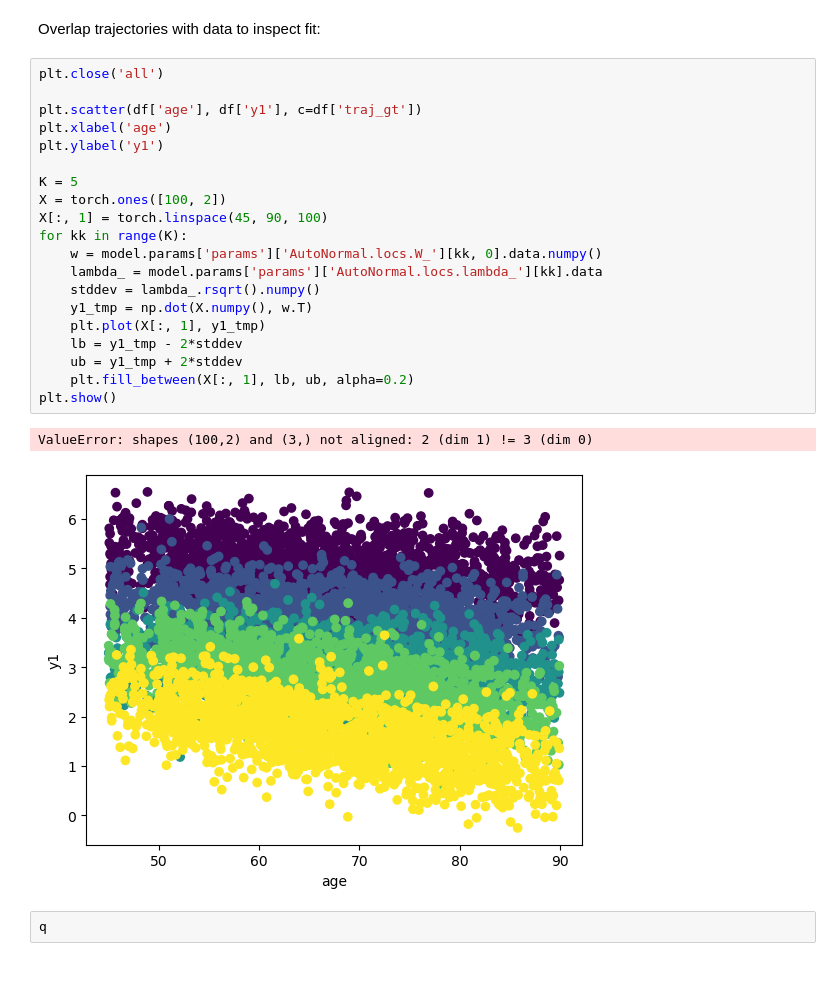
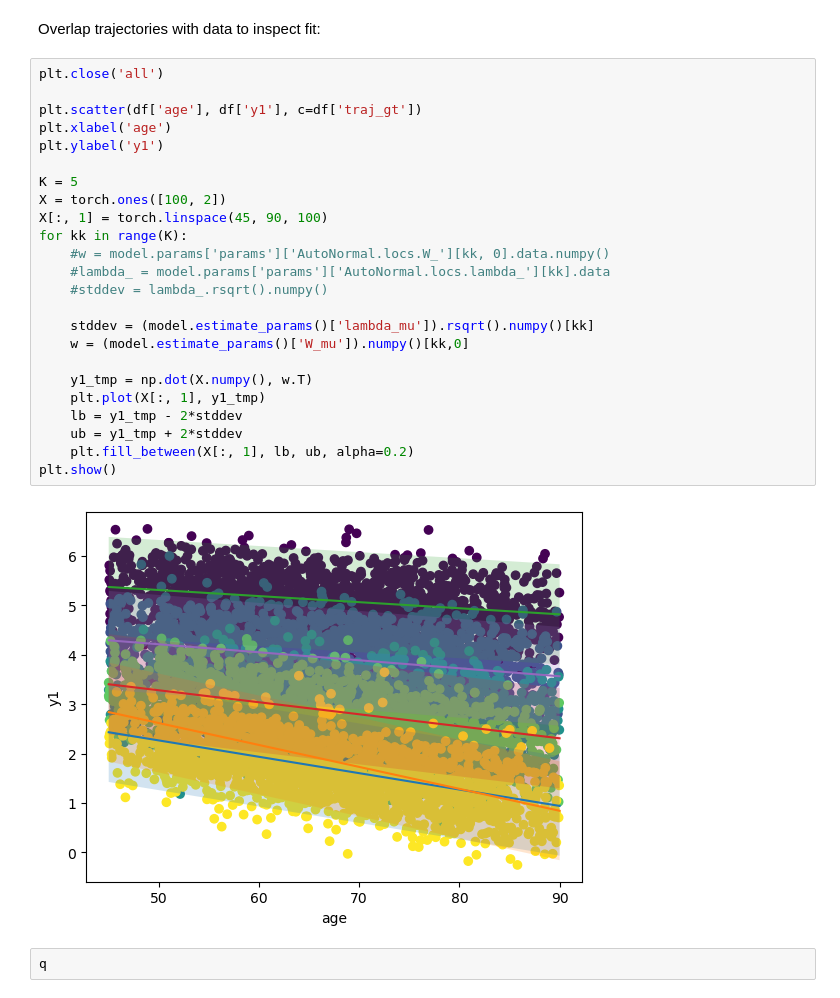
Before and after one commit to acil-bwh/bayes_traj, a Jupyter notebook: examples/gaussians/2d_gaussian_3_visits_std-0.5.ipynb, the cells around one changed output. Drawn from its saved outputs; the diff is of its cells as text; blank space fills up the shorter version.

```diff
--- a/examples/gaussians/2d_gaussian_3_visits_std-0.5.ipynb
+++ b/examples/gaussians/2d_gaussian_3_visits_std-0.5.ipynb
@@ -80,25 +91,28 @@ Overlap trajectories with data to inspect fit:
 # %%
 plt.close('all')
 
 plt.scatter(df['age'], df['y1'], c=df['traj_gt'])
 plt.xlabel('age')
 plt.ylabel('y1')
 
 K = 5
 X = torch.ones([100, 2])
 X[:, 1] = torch.linspace(45, 90, 100)
 for kk in range(K):
-    w = model.params['params']['AutoNormal.locs.W_'][kk, 0].data.numpy()
-    lambda_ = model.params['params']['AutoNormal.locs.lambda_'][kk].data
-    stddev = lambda_.rsqrt().numpy()
+    #w = model.params['params']['AutoNormal.locs.W_'][kk, 0].data.numpy()
+    #lambda_ = model.params['params']['AutoNormal.locs.lambda_'][kk].data
+    #stddev = lambda_.rsqrt().numpy()
+
+    stddev = (model.estimate_params()['lambda_mu']).rsqrt().numpy()[kk]
+    w = (model.estimate_params()['W_mu']).numpy()[kk,0]
+
     y1_tmp = np.dot(X.numpy(), w.T)
     plt.plot(X[:, 1], y1_tmp)
     lb = y1_tmp - 2*stddev
     ub = y1_tmp + 2*stddev
     plt.fill_between(X[:, 1], lb, ub, alpha=0.2)
 plt.show()
 # %% [output]
-ValueError: shapes (100,2) and (3,) not aligned: 2 (dim 1) != 3 (dim 0)
-[figure, old version]
+[figure, new version]
 # %%
 q
```
Also changed, not shown: parts of 4 cells of this notebook, 1 other file.
